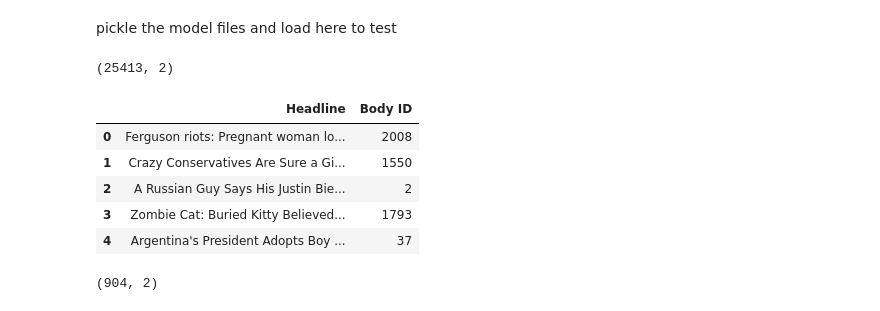
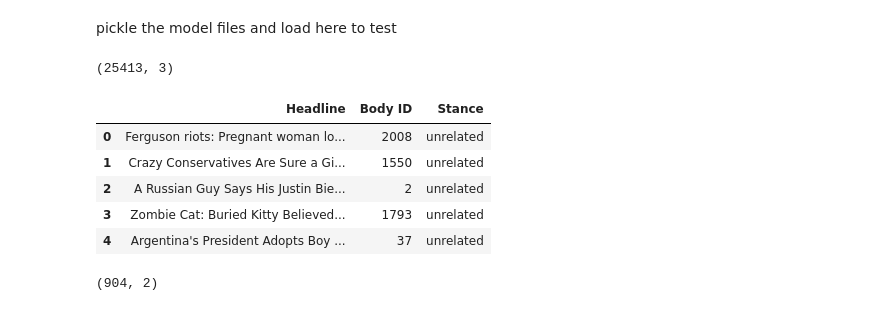
Before and after one commit to CornellDataScience/Insights-FakeNews, a Jupyter notebook: Mixed Model Eval.ipynb, the cells around one changed output. Drawn from its saved outputs; the diff is of its cells as text; code cells hidden in the pictures.

```diff
--- a/Mixed Model Eval.ipynb
+++ b/Mixed Model Eval.ipynb
@@ -32,18 +365,16 @@ with open('idf_training.json',"r") as idf_file:
 # %%
 #load test data
-test_labels = pd.read_csv("fn_data/competition_test_stances.csv")
-test_labels = list(test_labels['Stance'])
-test_stances = pd.read_csv("fn_data/competition_test_stances_unlabeled.csv")
+test_stances = pd.read_csv("fn_data/competition_test_stances.csv")
 print(test_stances.shape)
 test_stances.head()
 # %% [output]
-(25413, 2)
+(25413, 3)
-|  | Headline | Body ID |
-| 0 | Ferguson riots: Pregnant woman lo... | 2008 |
-| 1 | Crazy Conservatives Are Sure a Gi... | 1550 |
-| 2 | A Russian Guy Says His Justin Bie... | 2 |
-| 3 | Zombie Cat: Buried Kitty Believed... | 1793 |
-| 4 | Argentina's President Adopts Boy ... | 37 |
+|  | Headline | Body ID | Stance |
+| 0 | Ferguson riots: Pregnant woman lo... | 2008 | unrelated |
+| 1 | Crazy Conservatives Are Sure a Gi... | 1550 | unrelated |
+| 2 | A Russian Guy Says His Justin Bie... | 2 | unrelated |
+| 3 | Zombie Cat: Buried Kitty Believed... | 1793 | unrelated |
+| 4 | Argentina's President Adopts Boy ... | 37 | unrelated |
 # %%
 test_bodies = pd.read_csv("fn_data/competition_test_bodies.csv")
 print(test_bodies.shape)
```
Also changed, not shown: parts of 37 cells of this notebook, 7 other files.
